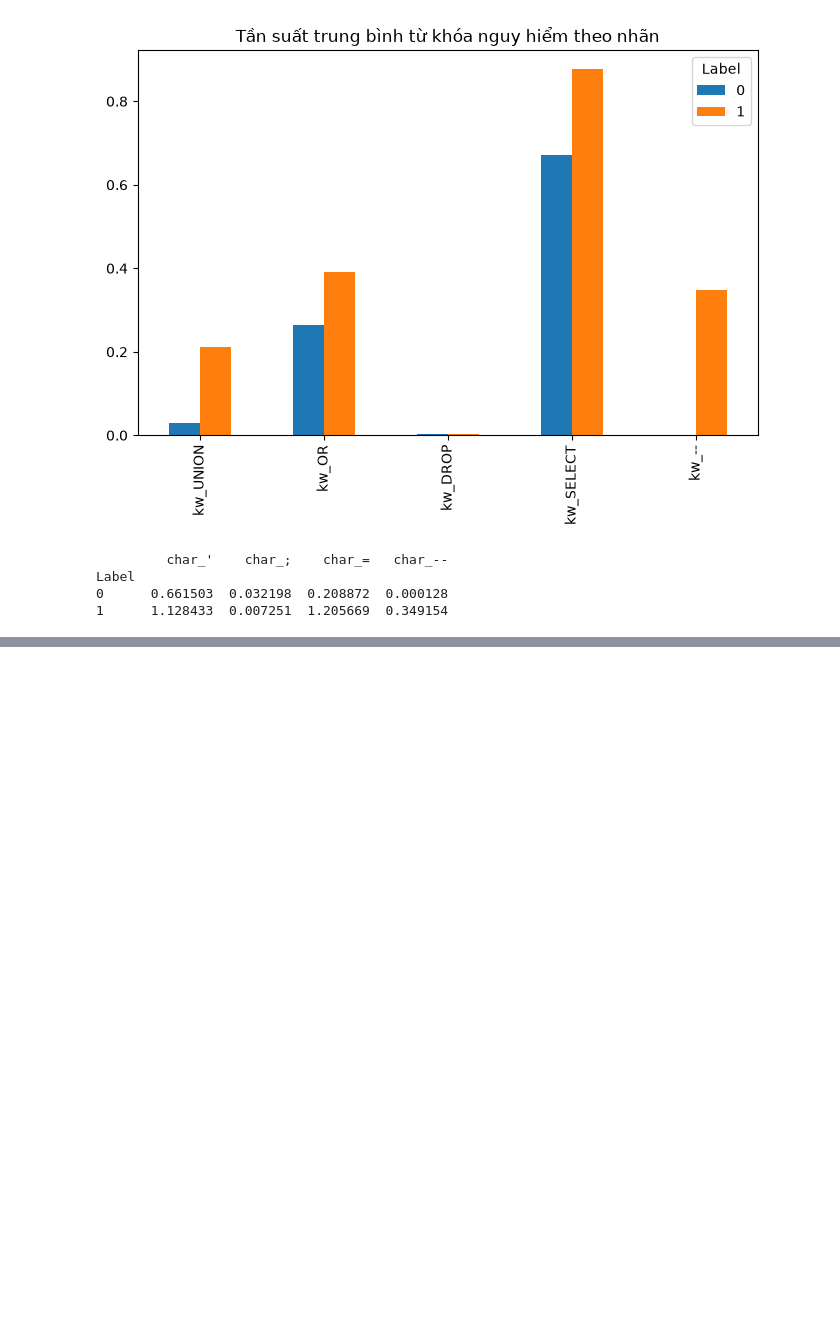
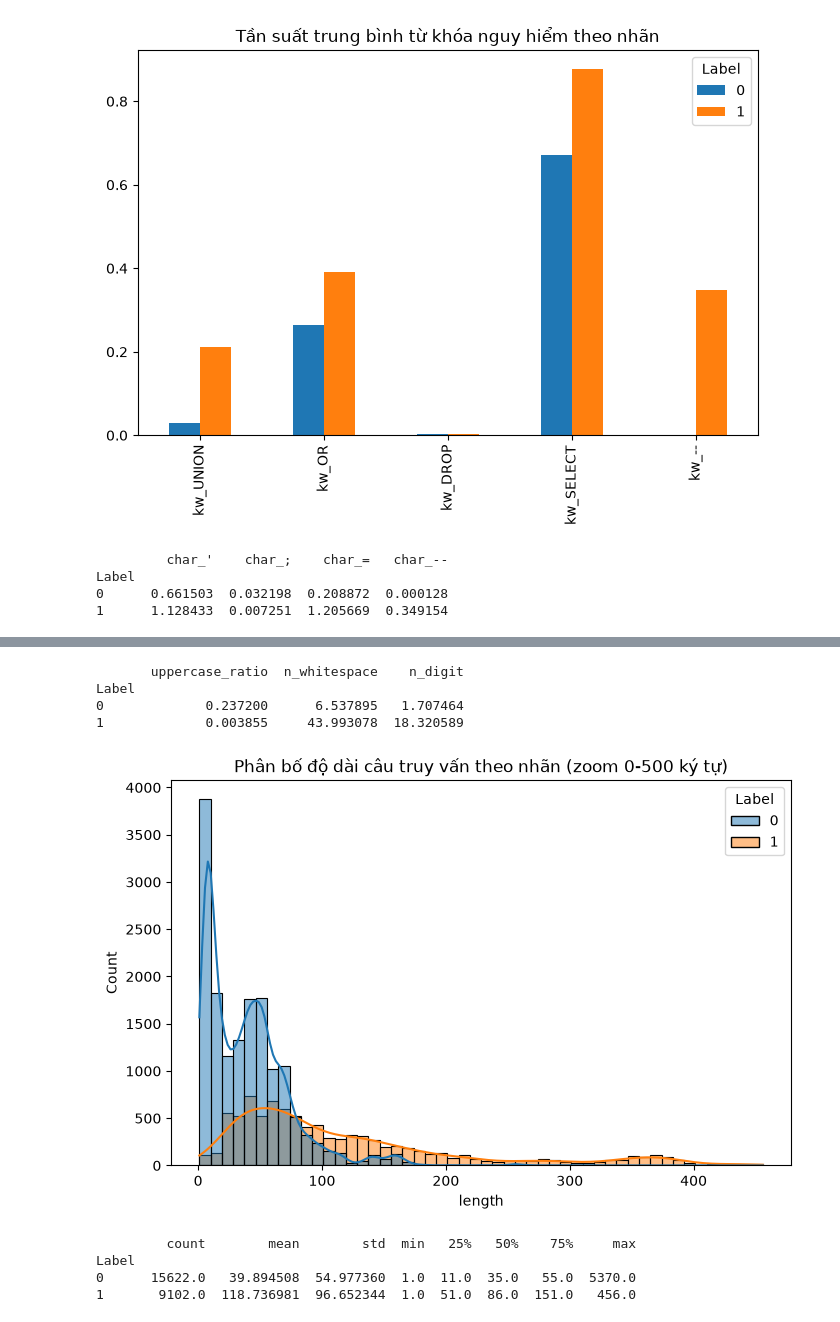
Before and after one commit to dangkhuongg/SQLi-Detection, a Jupyter notebook: notebooks/02_eda.ipynb, the cells around one changed output, grey strips where cells are left out. Saved outputs shown, nothing was run; the diff lists cells and outputs as text; code cells hidden in the pictures; blank space fills up the shorter version.

```diff
--- a/notebooks/02_eda.ipynb
+++ b/notebooks/02_eda.ipynb
@@ -49,0 +92,32 @@ Label
+# %%
+train_df['uppercase_ratio'] = train_df['Query'].apply(
+    lambda q: sum(1 for c in q if c.isupper()) / max(len(q), 1)
+)
+train_df['n_whitespace'] = train_df['Query'].apply(lambda q: q.count(' '))
+train_df['n_digit'] = train_df['Query'].apply(lambda q: sum(c.isdigit() for c in q))
+
+structure_cols = ['uppercase_ratio', 'n_whitespace', 'n_digit']
+structure_summary = train_df.groupby('Label')[structure_cols].mean()
+print(structure_summary)
+# %% [output]
+       uppercase_ratio  n_whitespace    n_digit
+Label
+0             0.237200      6.537895   1.707464
+1             0.003855     43.993078  18.320589
+# %%
+import matplotlib.pyplot as plt
+import seaborn as sns
+
+plt.figure(figsize=(8,5))
+sns.histplot(data=train_df[train_df['length'] <= 500], x='length', hue='Label', bins=50, kde=True)
+plt.title("Phân bố độ dài câu truy vấn theo nhãn (zoom 0-500 ký tự)")
+plt.savefig("../docs/images/length_distribution_zoom.png")
+plt.show()
+
+print(train_df.groupby('Label')['length'].describe())
+# %% [output]
+[figure, added]
+         count        mean        std  min   25%   50%    75%     max
+Label
+0      15622.0   39.894508  54.977360  1.0  11.0  35.0   55.0  5370.0
+1       9102.0  118.736981  96.652344  1.0  51.0  86.0  151.0   456.0
```
Also changed, not shown: parts of 1 cell of this notebook, 27 other files.
